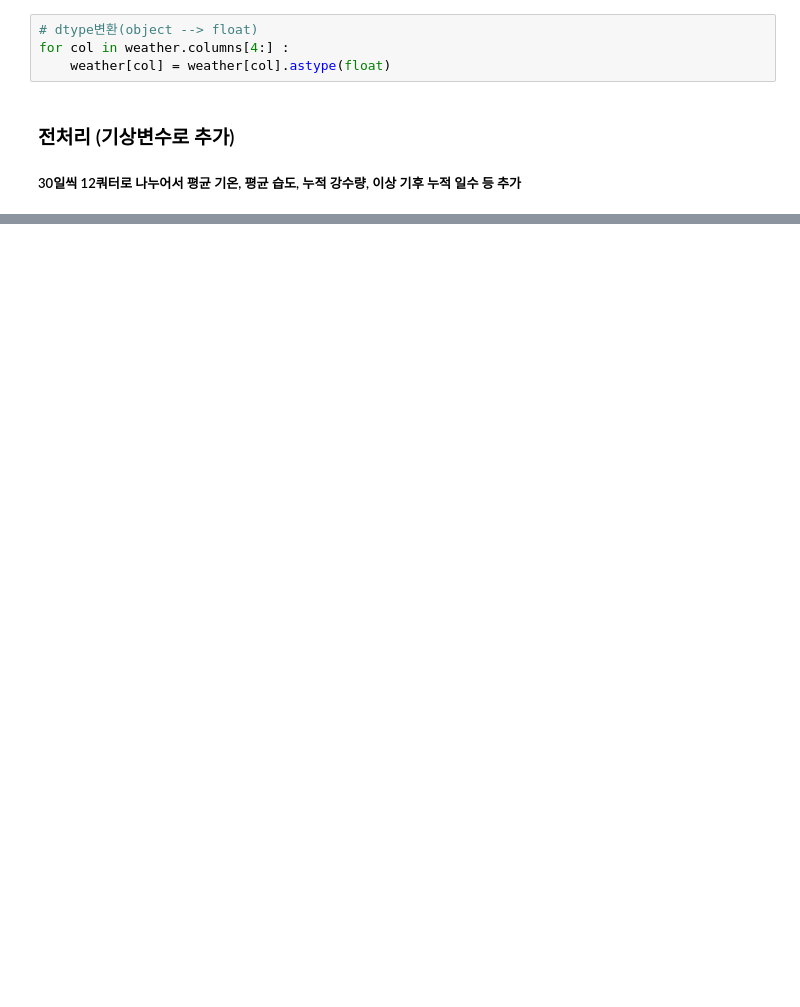
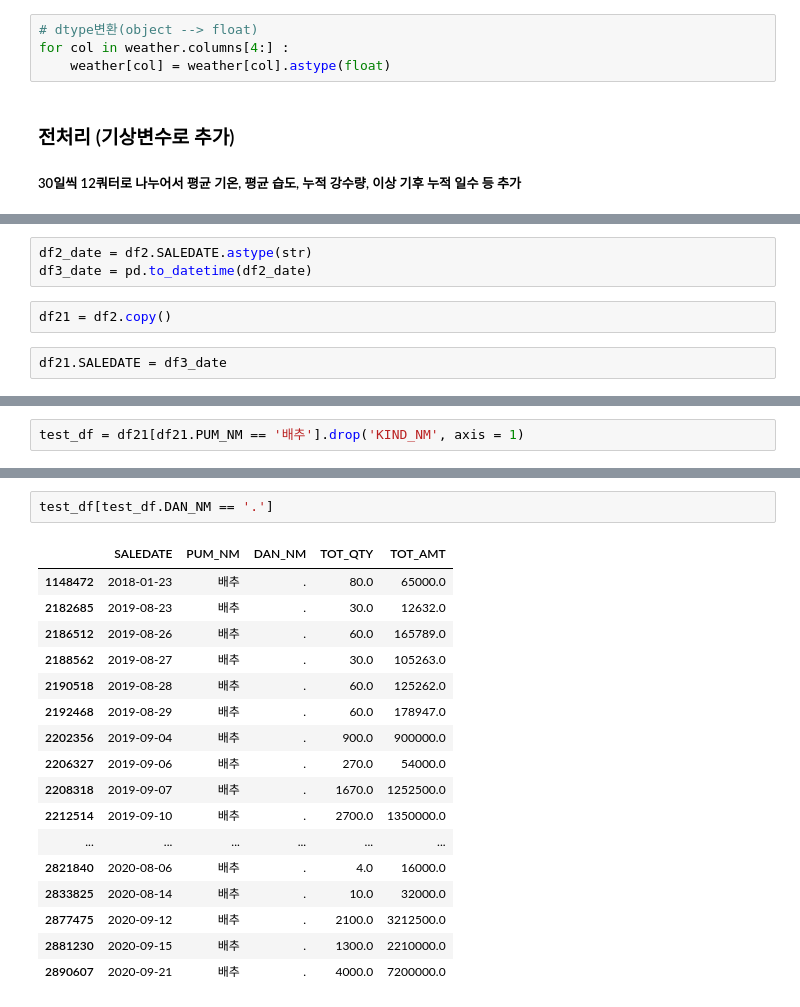
Before and after one commit to HyeonUk1504/JangbogoProject, a Jupyter notebook: develop/weather_.ipynb, the cells around one changed output, grey strips where cells are left out. Saved outputs shown, nothing was run; the diff lists cells and outputs as text; blank space fills up the shorter version.

```diff
--- a/develop/weather_.ipynb
+++ b/develop/weather_.ipynb
@@ -394,0 +483,7 @@ df3
+# %%
+df2_date = df2.SALEDATE.astype(str)
+df3_date = pd.to_datetime(df2_date)
+# %%
+df21 = df2.copy()
+# %%
+df21.SALEDATE = df3_date
@@ -394,0 +506,2 @@ df3
+# %%
+test_df = df21[df21.PUM_NM == '배추'].drop('KIND_NM', axis = 1)
@@ -394,0 +531,20 @@ df3
+# %%
+test_df[test_df.DAN_NM == '.']
+# %% [output]
+|  | SALEDATE | PUM_NM | DAN_NM | TOT_QTY | TOT_AMT |
+| 1148472 | 2018-01-23 | 배추 | . | 80.0 | 65000.0 |
+| 2182685 | 2019-08-23 | 배추 | . | 30.0 | 12632.0 |
+| 2186512 | 2019-08-26 | 배추 | . | 60.0 | 165789.0 |
+| 2188562 | 2019-08-27 | 배추 | . | 30.0 | 105263.0 |
+| 2190518 | 2019-08-28 | 배추 | . | 60.0 | 125262.0 |
+| 2192468 | 2019-08-29 | 배추 | . | 60.0 | 178947.0 |
+| 2202356 | 2019-09-04 | 배추 | . | 900.0 | 900000.0 |
+| 2206327 | 2019-09-06 | 배추 | . | 270.0 | 54000.0 |
+| 2208318 | 2019-09-07 | 배추 | . | 1670.0 | 1252500.0 |
+| 2212514 | 2019-09-10 | 배추 | . | 2700.0 | 1350000.0 |
+| ... | ... | ... | ... | ... | ... |
+| 2821840 | 2020-08-06 | 배추 | . | 4.0 | 16000.0 |
+| 2833825 | 2020-08-14 | 배추 | . | 10.0 | 32000.0 |
+| 2877475 | 2020-09-12 | 배추 | . | 2100.0 | 3212500.0 |
+| 2881230 | 2020-09-15 | 배추 | . | 1300.0 | 2210000.0 |
+| 2890607 | 2020-09-21 | 배추 | . | 4000.0 | 7200000.0 |
```
Also changed, not shown: parts of 19 cells of this notebook.
